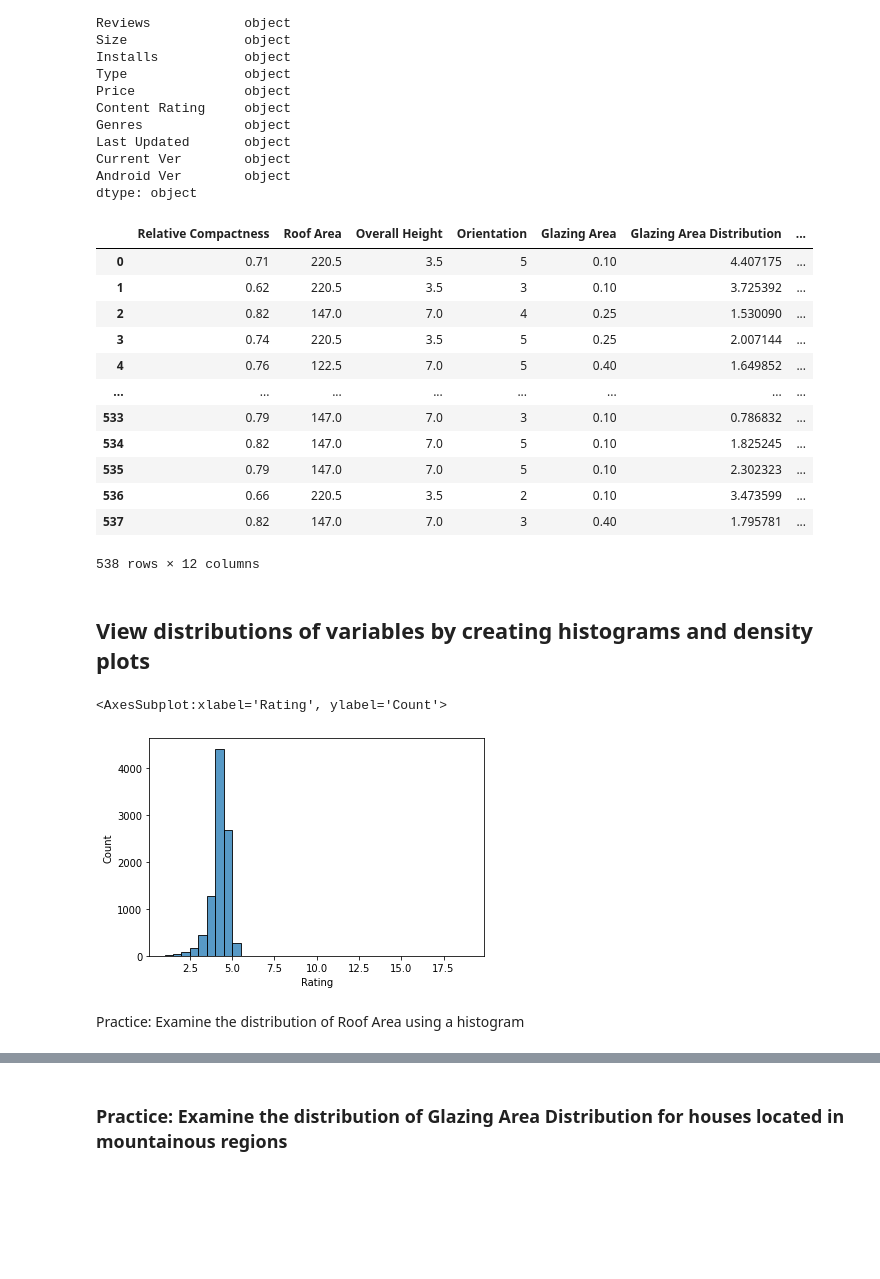
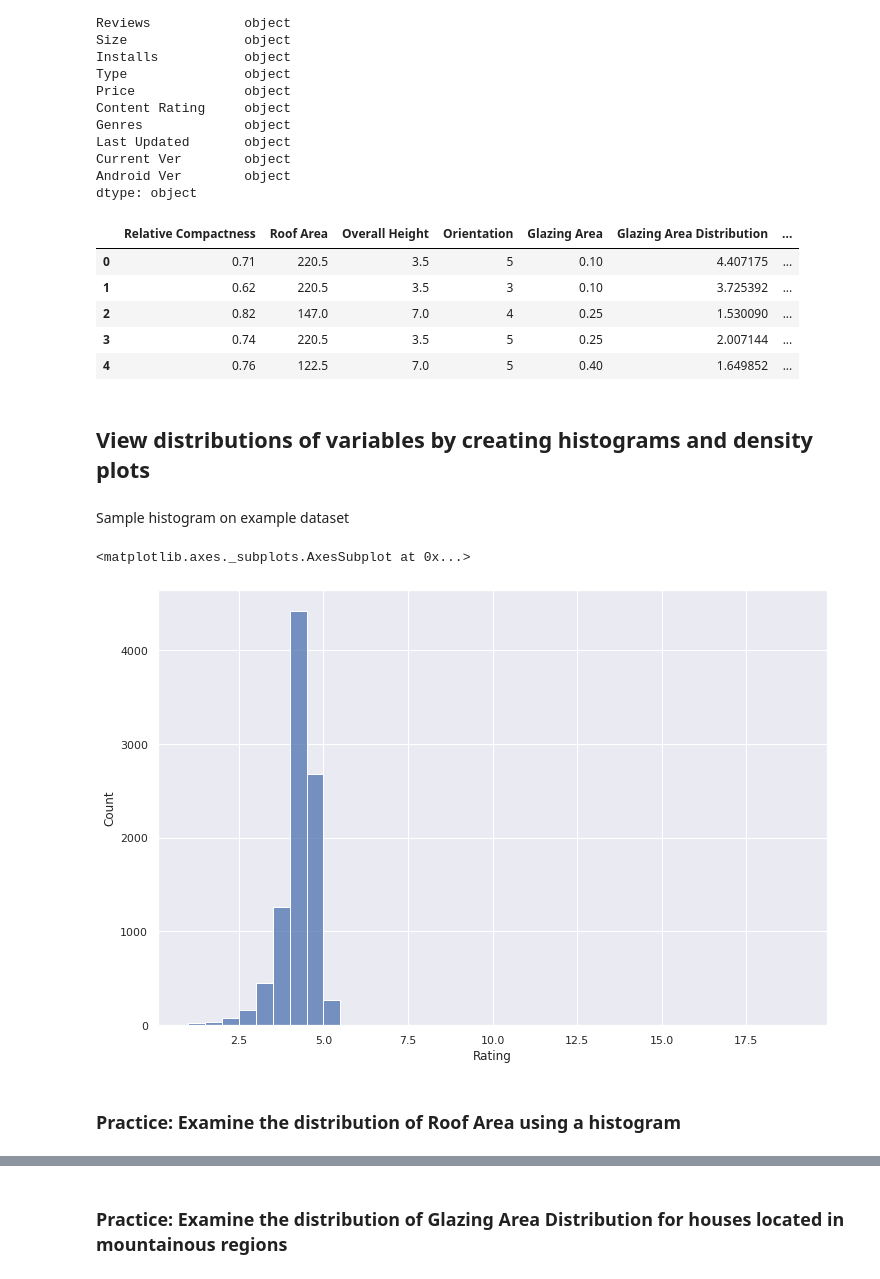
Before and after one commit to cyf-hackathon/CYF_Volunteering_Files, a Jupyter notebook: CYF_Data_Visualization.ipynb, the cells around one changed output, grey strips where cells are left out. Cells and saved outputs as stored; diff of their text form; code cells hidden in the pictures; blank space fills up the shorter version.

```diff
--- a/CYF_Data_Visualization.ipynb
+++ b/CYF_Data_Visualization.ipynb
@@ -45,5 +42,5 @@ energy_performance_data = pd.read_csv('energy_train.csv')
 # %%
-energy_performance_data
+energy_performance_data.head(5)
 # %% [output]
 |  | Relative Compactness | Roof Area | Overall Height | Orientation | Glazing Area | Glazing Area Distribution | ... |
 | 0 | 0.71 | 220.5 | 3.5 | 5 | 0.10 | 4.407175 | ... |
@@ -51,20 +48,17 @@ energy_performance_data
 | 2 | 0.82 | 147.0 | 7.0 | 4 | 0.25 | 1.530090 | ... |
 | 3 | 0.74 | 220.5 | 3.5 | 5 | 0.25 | 2.007144 | ... |
 | 4 | 0.76 | 122.5 | 7.0 | 5 | 0.40 | 1.649852 | ... |
-| ... | ... | ... | ... | ... | ... | ... | ... |
-| 533 | 0.79 | 147.0 | 7.0 | 3 | 0.10 | 0.786832 | ... |
-| 534 | 0.82 | 147.0 | 7.0 | 5 | 0.10 | 1.825245 | ... |
-| 535 | 0.79 | 147.0 | 7.0 | 5 | 0.10 | 2.302323 | ... |
-| 536 | 0.66 | 220.5 | 3.5 | 2 | 0.10 | 3.473599 | ... |
-| 537 | 0.82 | 147.0 | 7.0 | 3 | 0.40 | 1.795781 | ... |
-538 rows × 12 columns
 # %% [markdown]
 ## View distributions of variables by creating histograms and density plots
+# %% [markdown]
+Sample histogram on example dataset
 # %%
-# Plot a histogram in seaborn
+# set figure size
+sns.set(rc={'figure.figsize':(12,8)})
+# Plot a histogram in seaborn to view the distribution of app ratings in the dataset
 sns.histplot(data=google_playstore_data, x="Rating", binwidth=0.5)
 # %% [output]
-<AxesSubplot:xlabel='Rating', ylabel='Count'>
+<matplotlib.axes._subplots.AxesSubplot at 0x...>
-[figure, old version]
+[figure, new version]
 # %% [markdown]
-Practice: Examine the distribution of Roof Area using a histogram
+### Practice: Examine the distribution of Roof Area using a histogram
```
Also changed, not shown: parts of 21 cells of this notebook.
